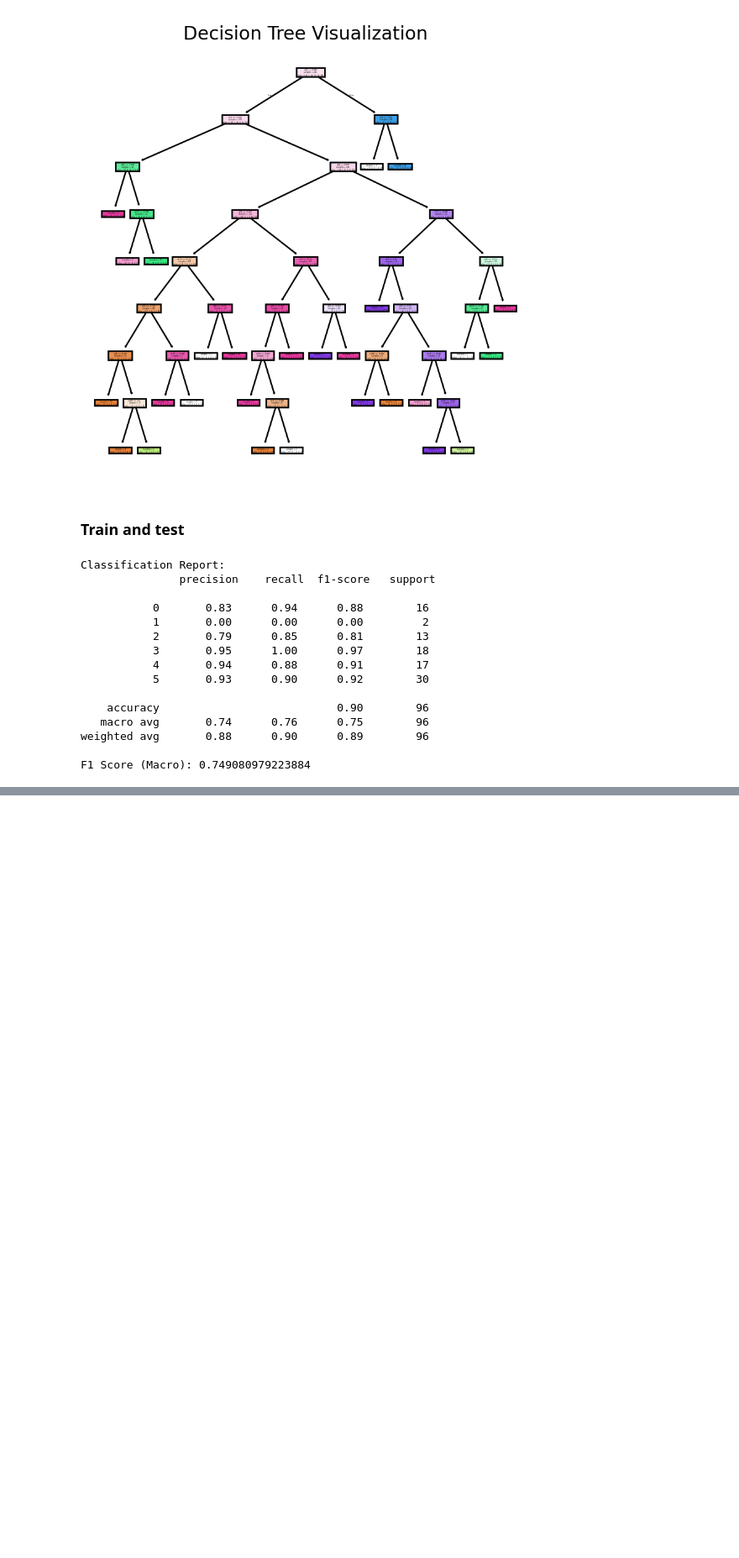
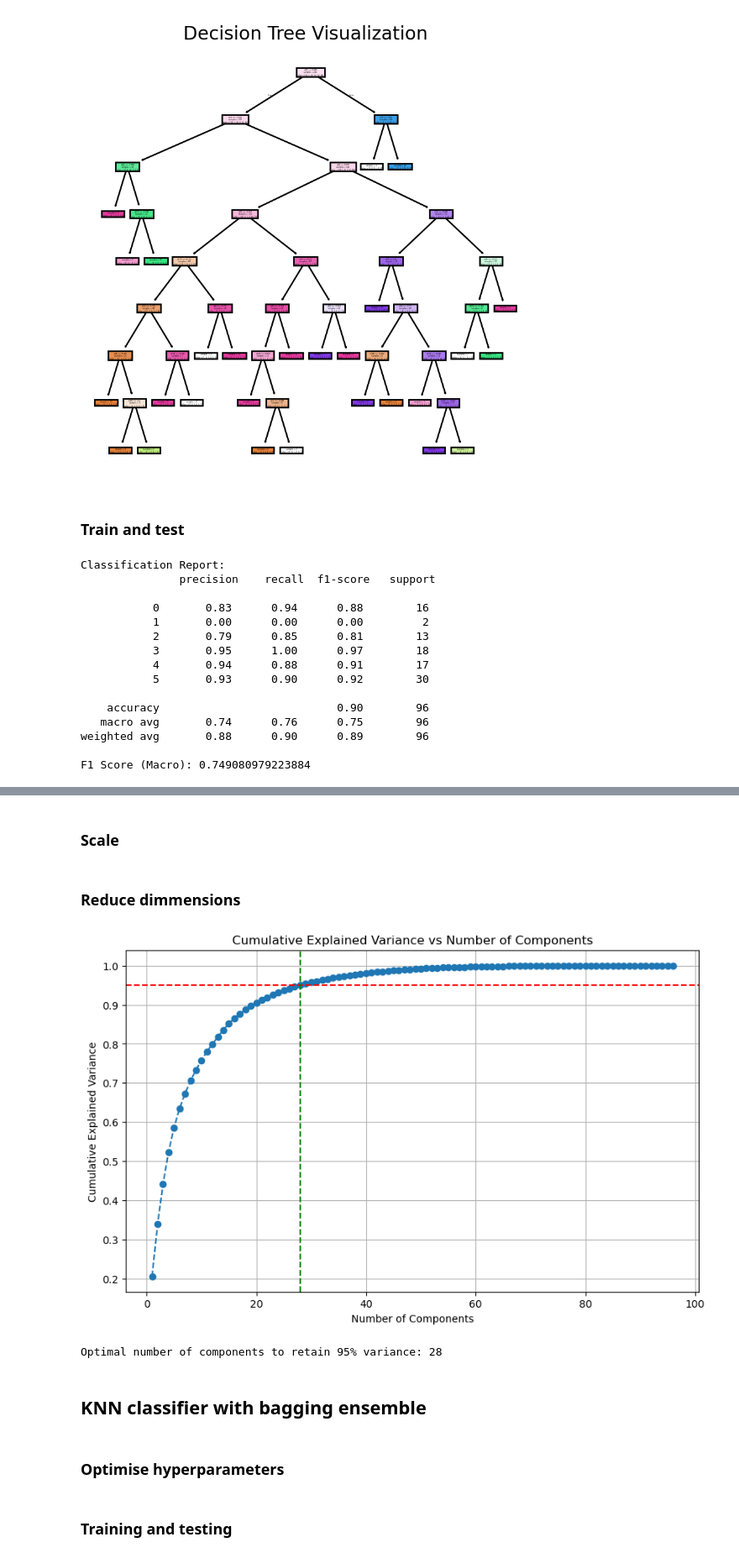
Before and after one commit to Artyom-kurguzkin/ML-ludemes-predictions, a Jupyter notebook: ludemes-gameData-predict.ipynb, the cells around one changed output, grey strips where cells are left out. Shown at 84% size. Cells and saved outputs as stored; diff of their text form; code cells hidden in the pictures; blank space fills up the shorter version.

```diff
--- a/ludemes-gameData-predict.ipynb
+++ b/ludemes-gameData-predict.ipynb
@@ -731,0 +915,35 @@ F1 Score (Macro): 0.749080979223884
+# %% [markdown]
+### Scale
+# %%
+scaler = MinMaxScaler()
+X_train_scaled = scaler.fit_transform(X_train)
+X_test_scaled = scaler.transform(X_test)
+# %% [markdown]
+### Reduce dimmensions
+# %%
+pca = PCA()
+pca.fit(X_test_scaled)
+
+# Calculate the explained variance ratio
+explained_variance = pca.explained_variance_ratio_
+
+# Calculate cumulative explained variance
+cumulative_variance = np.cumsum(explained_variance)
+
+# Plot the cumulative explained variance
+plt.figure(figsize=(10, 6))
+plt.plot(range(1, len(cumulative_variance) + 1), cumulative_variance, marker='o', linestyle='--')
+plt.title('Cumulative Explained Variance vs Number of Components')
+plt.xlabel('Number of Components')
+plt.ylabel('Cumulative Explained Variance')
+plt.axhline(y=0.95, color='r', linestyle='--')  # Threshold line for 95%
+plt.axvline(x=np.argmax(cumulative_variance >= 0.95) + 1, color='g', linestyle='--')  # Optimal number of components
+plt.grid()
+plt.show()
+
+# Determine the optimal number of components for 95% variance
+optimal_n_components = np.argmax(cumulative_variance >= 0.95) + 1
+print(f'Optimal number of components to retain 95% variance: {optimal_n_components}')
+# %% [output]
+[figure, added]
+Optimal number of components to retain 95% variance: 28
@@ -731,0 +956,6 @@ F1 Score (Macro): 0.749080979223884
+# %% [markdown]
+## KNN classifier with bagging ensemble
+# %% [markdown]
+### Optimise hyperparameters
+# %% [markdown]
+### Training and testing
```
Also changed, not shown: parts of 20 cells of this notebook.
